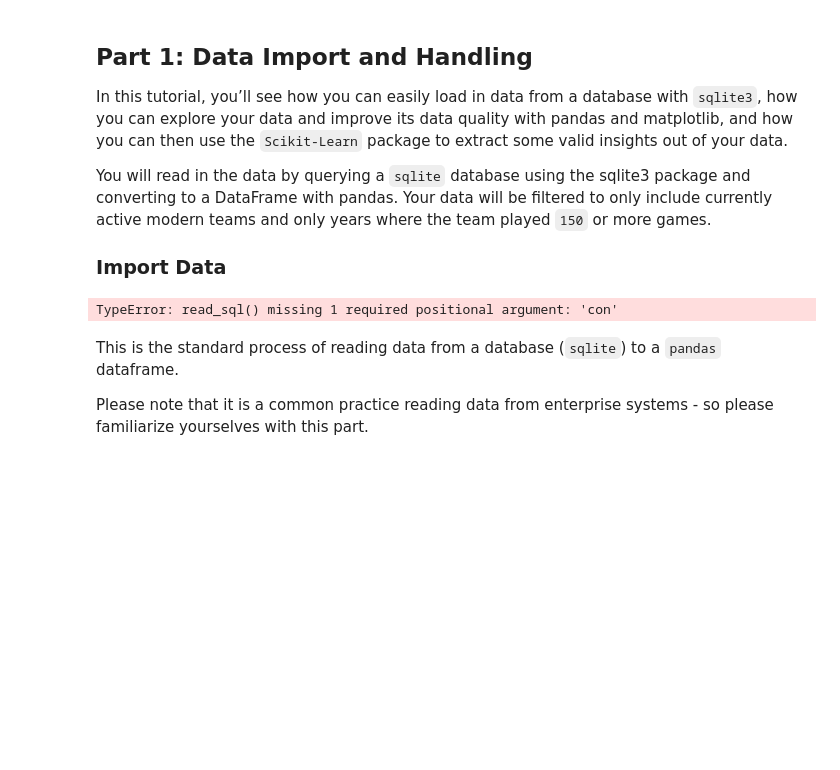
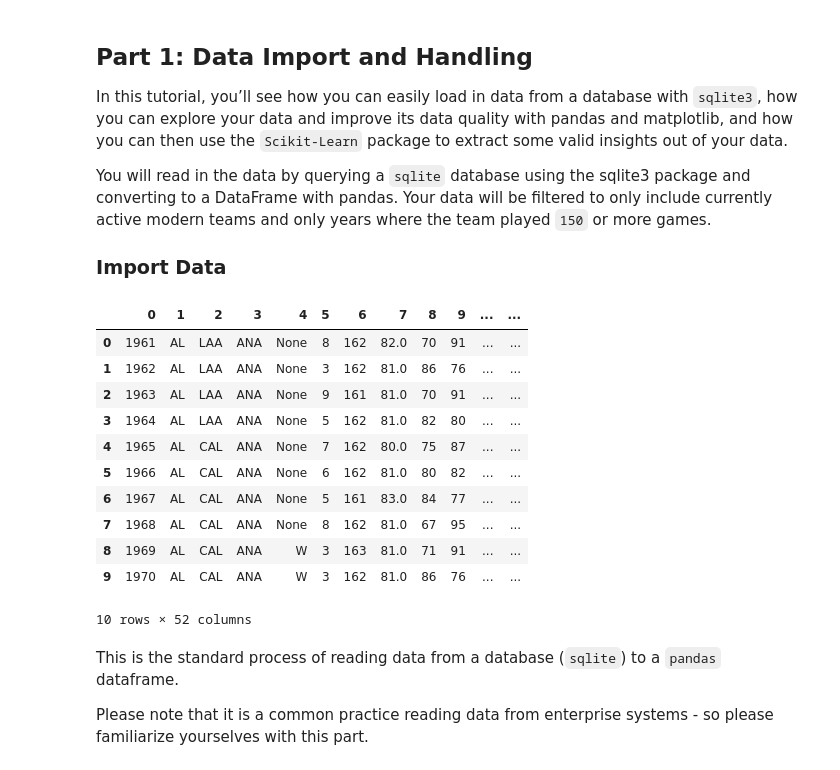
Before and after one commit to BA545-SP2019/ba545-week1-Kerry-Clarke, a Jupyter notebook: Copy_Mini_project_1_baseball_analytics_pt1.ipynb, the cells around one changed output. Cells and saved outputs as stored; diff of their text form; code cells hidden in the pictures; blank space fills up the shorter version.

```diff
--- a/Copy_Mini_project_1_baseball_analytics_pt1.ipynb
+++ b/Copy_Mini_project_1_baseball_analytics_pt1.ipynb
@@ -29,14 +29,25 @@ Teams = conn.execute(query).fetchall()
 # %%
 # Converting the result into a Pandas dataframe
 #### Complete the code block below
 #### create a df called `df_Teams' and from the data `Teams`
 
-df_Teams = pd.read_sql('Teams')
+df_Teams = pd.DataFrame(Teams)
 
 #### display the first 10 rows of `df_Teams`
-# df_Teams.head(10)
+df_Teams.head(10)
 # %% [output]
+|  | 0 | 1 | 2 | 3 | 4 | 5 | 6 | 7 | 8 | 9 | ... | ... |
+| 0 | 1961 | AL | LAA | ANA | None | 8 | 162 | 82.0 | 70 | 91 | ... | ... |
+| 1 | 1962 | AL | LAA | ANA | None | 3 | 162 | 81.0 | 86 | 76 | ... | ... |
+| 2 | 1963 | AL | LAA | ANA | None | 9 | 161 | 81.0 | 70 | 91 | ... | ... |
+| 3 | 1964 | AL | LAA | ANA | None | 5 | 162 | 81.0 | 82 | 80 | ... | ... |
+| 4 | 1965 | AL | CAL | ANA | None | 7 | 162 | 80.0 | 75 | 87 | ... | ... |
+| 5 | 1966 | AL | CAL | ANA | None | 6 | 162 | 81.0 | 80 | 82 | ... | ... |
+| 6 | 1967 | AL | CAL | ANA | None | 5 | 161 | 83.0 | 84 | 77 | ... | ... |
+| 7 | 1968 | AL | CAL | ANA | None | 8 | 162 | 81.0 | 67 | 95 | ... | ... |
+| 8 | 1969 | AL | CAL | ANA | W | 3 | 163 | 81.0 | 71 | 91 | ... | ... |
+| 9 | 1970 | AL | CAL | ANA | W | 3 | 162 | 81.0 | 86 | 76 | ... | ... |
-TypeError: read_sql() missing 1 required positional argument: 'con'
+10 rows × 52 columns
 # %% [markdown]
 This is the standard process of reading data from a database (`sqlite`) to a `pandas` dataframe.
 
```
Also changed, not shown: parts of 10 cells of this notebook, 1 other file.
